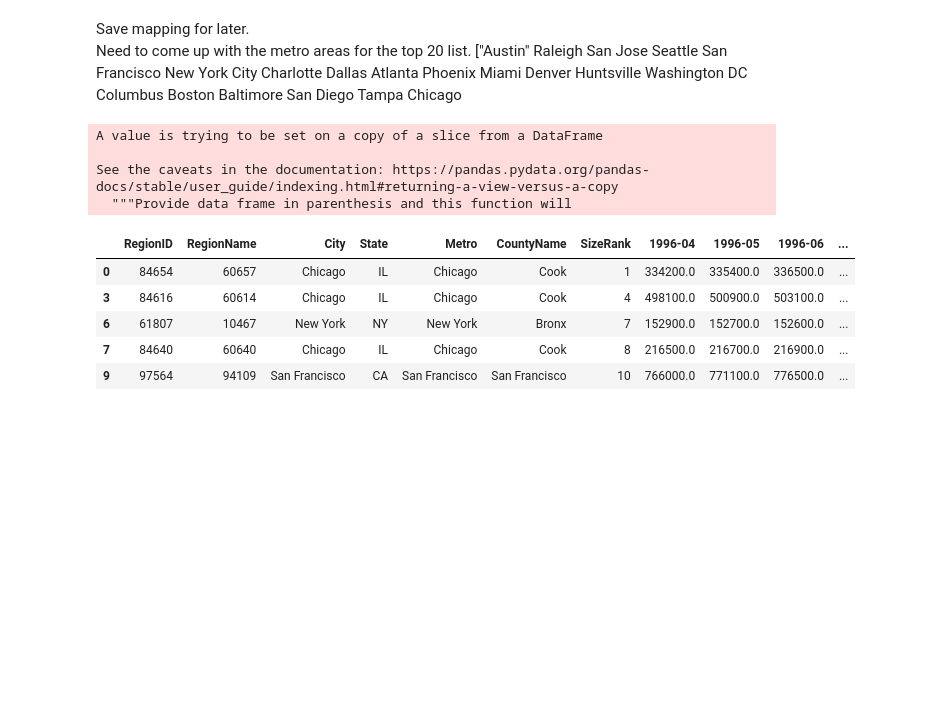
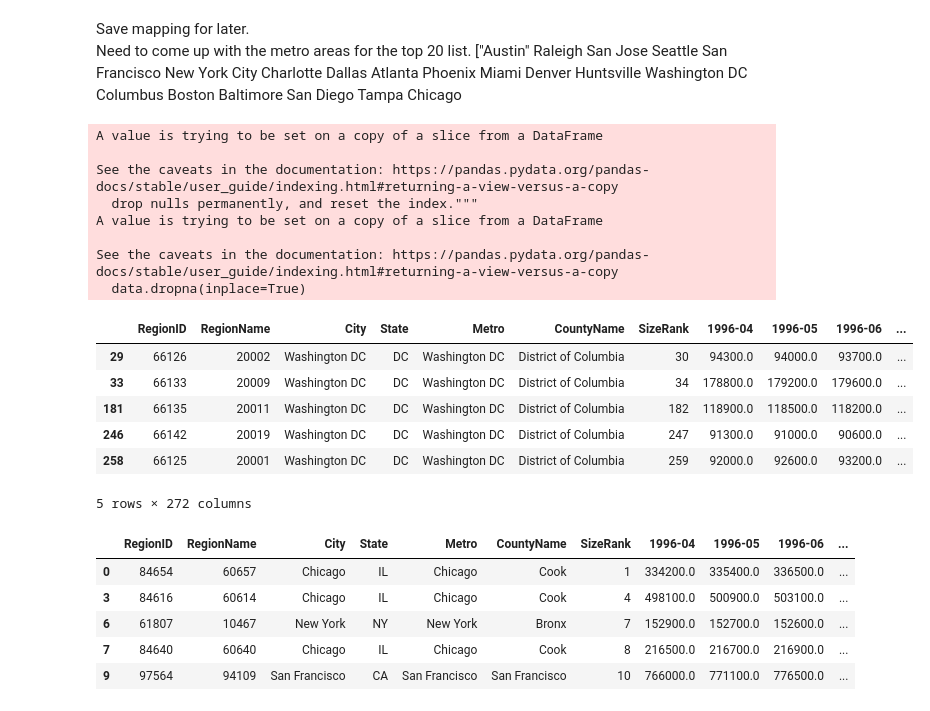
Before and after one commit to daveajstearns/mod4_project, a Jupyter notebook: starter_notebook.ipynb, the cells around one changed output. Drawn from its saved outputs; the diff is of its cells as text; code cells hidden in the pictures; blank space fills up the shorter version.

```diff
--- a/starter_notebook.ipynb
+++ b/starter_notebook.ipynb
@@ -147,11 +110,27 @@ cities = ['Austin', 'Raleigh','San Jose', 'Seattle','San Francisco','New York','
 # %%
 # In order to get Washington DC I needed to change the City value to Washington DC
+# I also need to change the Metro to Washington DC because there is another Metro = Washington
 df['City'][df.CountyName == 'District of Columbia'] = 'Washington DC'
+df['Metro'][df.CountyName == 'District of Columbia'] = 'Washington DC'
 # %% [output]
 A value is trying to be set on a copy of a slice from a DataFrame
 
 See the caveats in the documentation: https://pandas.pydata.org/pandas-docs/stable/user_guide/indexing.html#returning-a-view-versus-a-copy
-  """Provide data frame in parenthesis and this function will
+  drop nulls permanently, and reset the index."""
+A value is trying to be set on a copy of a slice from a DataFrame
+
+See the caveats in the documentation: https://pandas.pydata.org/pandas-docs/stable/user_guide/indexing.html#returning-a-view-versus-a-copy
+  data.dropna(inplace=True)
+# %%
+df[df['CountyName']=='District of Columbia'].head()
+# %% [output]
+|  | RegionID | RegionName | City | State | Metro | CountyName | SizeRank | 1996-04 | 1996-05 | 1996-06 | ... |
+| 29 | 66126 | 20002 | Washington DC | DC | Washington DC | District of Columbia | 30 | 94300.0 | 94000.0 | 93700.0 | ... |
+| 33 | 66133 | 20009 | Washington DC | DC | Washington DC | District of Columbia | 34 | 178800.0 | 179200.0 | 179600.0 | ... |
+| 181 | 66135 | 20011 | Washington DC | DC | Washington DC | District of Columbia | 182 | 118900.0 | 118500.0 | 118200.0 | ... |
+| 246 | 66142 | 20019 | Washington DC | DC | Washington DC | District of Columbia | 247 | 91300.0 | 91000.0 | 90600.0 | ... |
+| 258 | 66125 | 20001 | Washington DC | DC | Washington DC | District of Columbia | 259 | 92000.0 | 92600.0 | 93200.0 | ... |
+5 rows × 272 columns
 # %%
 # Now going to make a dataframe containing only those in this list
 top_20 = df[df['City'].isin(cities)]
```
Also changed, not shown: parts of 33 cells of this notebook.
